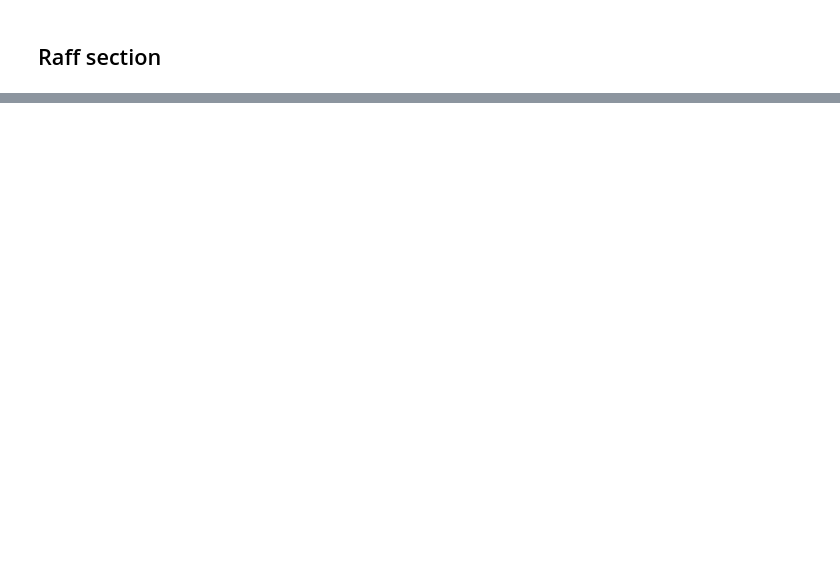
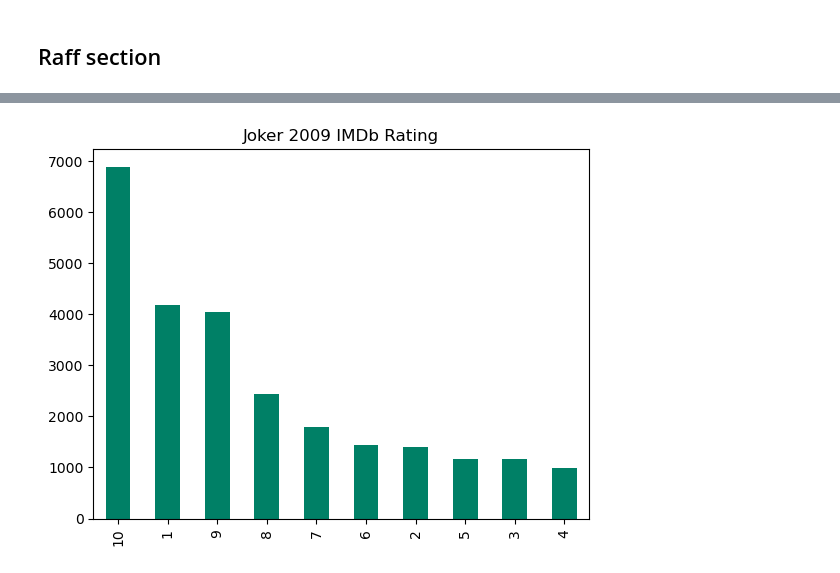
Before and after one commit to oitik/Movie_rating_prediction_using_machine_learning, a Jupyter notebook: movie-rating-final-version.ipynb, the cells around one changed output, grey strips where cells are left out. Cells and saved outputs as stored; diff of their text form; code cells hidden in the pictures; blank space fills up the shorter version.

```diff
--- a/movie-rating-final-version.ipynb
+++ b/movie-rating-final-version.ipynb
@@ -593,0 +576,11 @@ print(merged_df)
+# %%
+def drop_ten(n, df):
+
+    for i in range(n):
+        ind_to_drop = np.random.randint(1,29000)
+        try:
+            if df.rating[ind_to_drop] == '10':
+                df = df.drop(ind_to_drop)
+        except:
+            continue
+    return df
@@ -593,0 +592,5 @@ print(merged_df)
+# %%
+
+df.rating.value_counts().plot(kind='bar', cmap='summer', title='Joker 2009 IMDb Rating');
+# %% [output]
+[figure, added]
```
Also changed, not shown: parts of 37 cells of this notebook.
